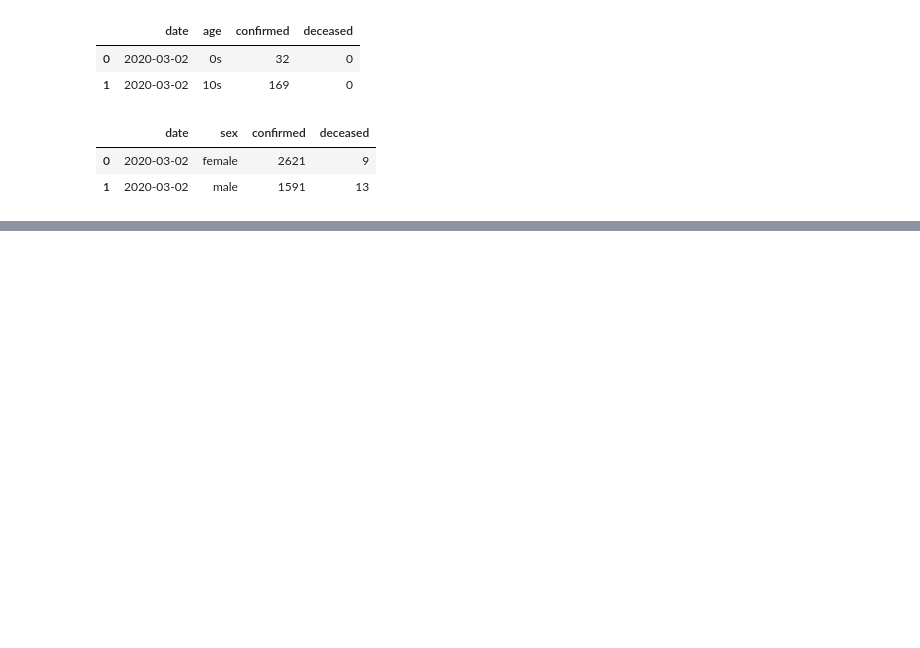
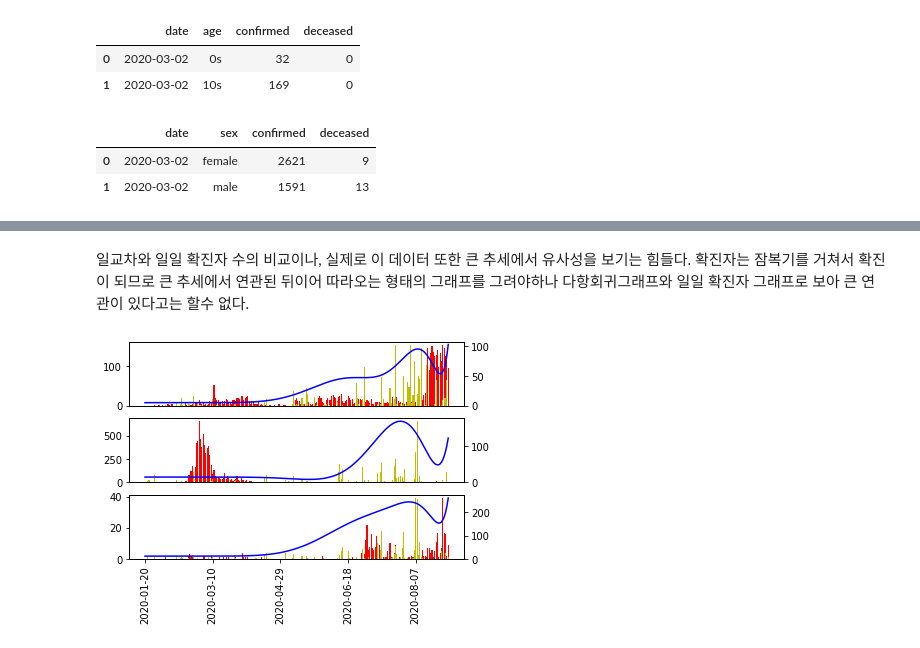
Before and after one commit to fishoe/covid_insight, a Jupyter notebook: insight.ipynb, the cells around one changed output, grey strips where cells are left out. Saved outputs shown, nothing was run; the diff lists cells and outputs as text; code cells hidden in the pictures; blank space fills up the shorter version.

```diff
--- a/insight.ipynb
+++ b/insight.ipynb
@@ -101,0 +142,40 @@ fig.show()
+# %% [markdown]
+일교차와 일일 확진자 수의 비교이나, 실제로 이 데이터 또한 큰 추세에서 유사성을 보기는 힘들다.
+확진자는 잠복기를 거쳐서 확진이 되므로 큰 추세에서 연관된 뒤이어 따라오는 형태의 그래프를 그려야하나 다항회귀그래프와 일일 확진자 그래프로 보아 큰 연관이 있다고는 할수 없다.
+# %%
+fig = plt.figure()
+
+subplts = [fig.add_subplot(3,1,i+1) for i in range(3)]
+sample_prs = ['Seoul','Daegu','Gwangju']
+
+for idx, i in enumerate(sample_prs):
+
+    pr = LinearRegression()
+    poly = pp.PolynomialFeatures(15)
+
+    X = np.arange(len(prs_wx[i]['avg_humi']))[:,np.newaxis]
+    y = prs_wx[i]['avg_humi'].values
+
+    qx = poly.fit_transform(X)
+
+    pr.fit(qx,y)
+    X_fit = np.arange(len(prs_wx[i]['avg_humi']))[:,np.newaxis]
+    y_qd_fit = pr.predict(qx)
+
+    if idx != 2 :
+        subplts[idx].get_xaxis().set_visible(False)
+    ax2 = subplts[idx].twinx()
+    ax3 = subplts[idx].twinx()
+    ax3.get_yaxis().set_visible(False)
+    subplts[idx].bar(range(prs_cfm[i].shape[0]),prs_cfm[i]['diff_cfm'],color='r')
+    ax2.bar(range(prs_cfm[i].shape[0]),prs_wx[i]['day_rain'],color='y')
+    ax3.plot(X_fit,y_qd_fit,color='b')
+    # ax3.plot(prs_wx[i]['avg_humi'],color='b')
+
+    dates = prs_cfm[i]['date']
+    ndtrng = range(0,len(prs_cfm[i]['date']),50)
+    subplts[idx].set_xticks(ndtrng)
+    subplts[idx].set_xticklabels(prs_cfm[i]['date'][::50],rotation='vertical')
+fig.show()
+# %% [output]
+[figure, added]
```
Also changed, not shown: parts of 16 cells of this notebook.
